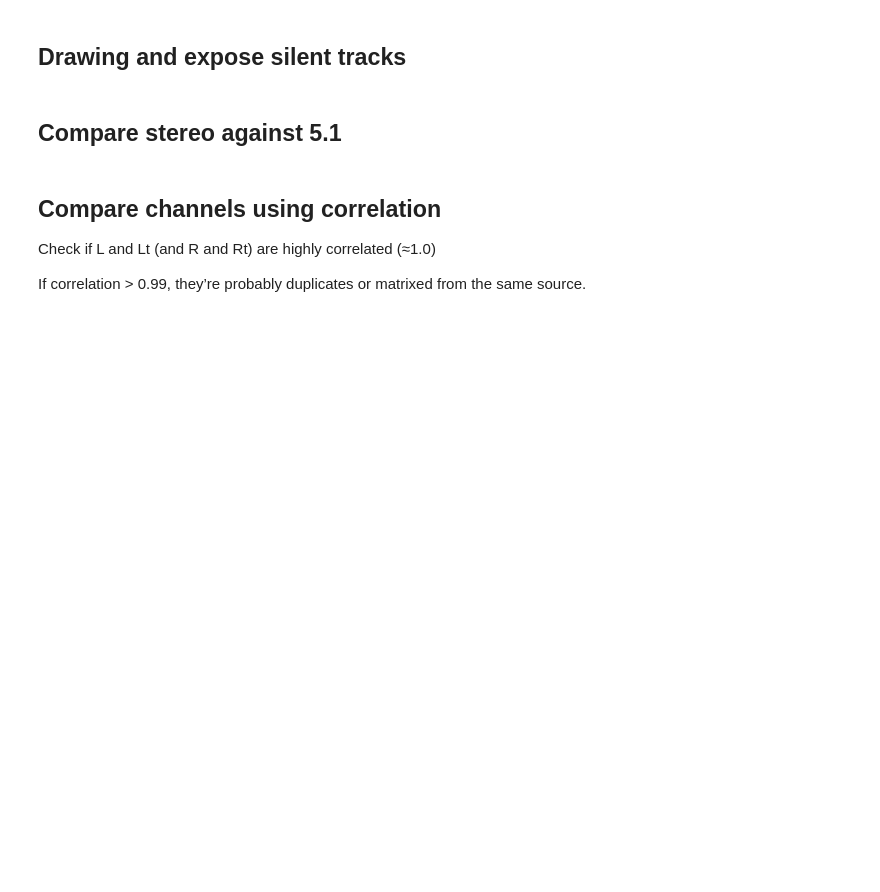
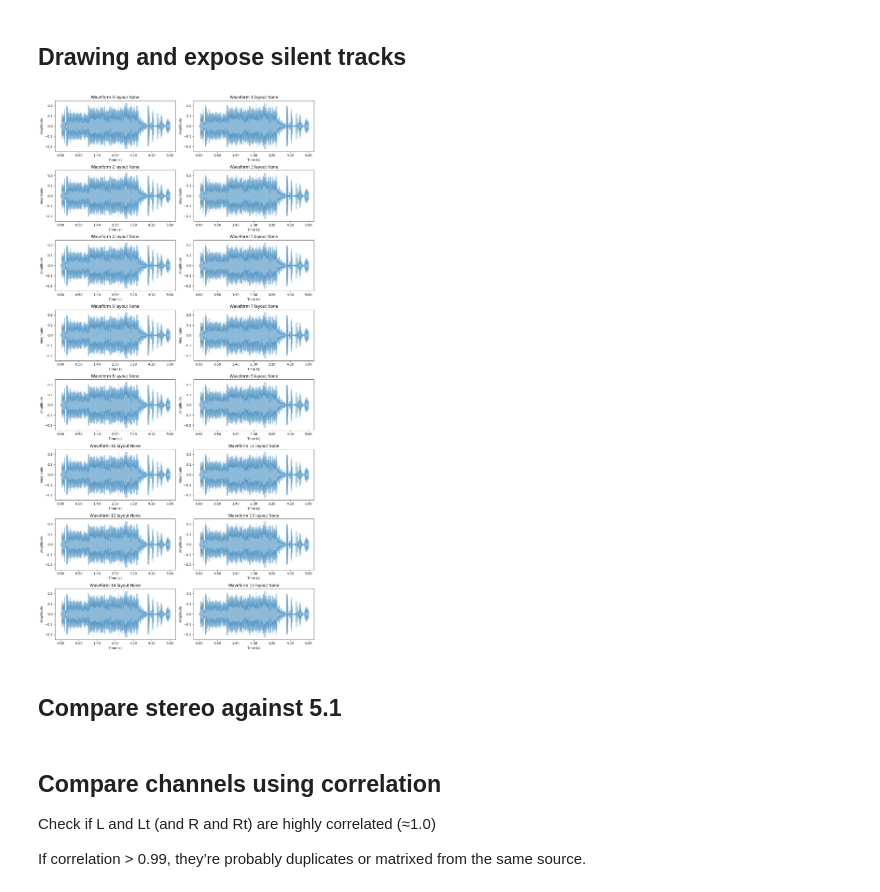
Before and after one commit to leandronunescorreia/chunk-norris, a Jupyter notebook: jupyter/learning.ipynb, the cells around one changed output. Saved outputs shown, nothing was run; the diff lists cells and outputs as text; code cells hidden in the pictures; blank space fills up the shorter version.

```diff
--- a/jupyter/learning.ipynb
+++ b/jupyter/learning.ipynb
@@ -62,7 +105,8 @@ audio_metadata[0].get('blockalignment') # 3
 # %%
 import sys
 import os
-sys.path.insert(0, os.path.abspath(os.path.join(os.getcwd(), '..')))
+
+sys.path.insert(0, os.path.abspath(os.path.join(os.getcwd(), "..")))
 
 from extractor.audio_ffmpeg import AudioFFmpegExtractor
 
@@ -70,6 +114,6 @@ sr = 16000
 
 ffmpeg_extractor = AudioFFmpegExtractor()
 
-buffer = ffmpeg_extractor.extract(file_path, 0, int(sr))
+buffer = ffmpeg_extractor.extract(file_path, [0], sr)
 # %%
 type(buffer), type(buffer[0])
@@ -99,5 +153,5 @@ print("Duration in millis:", check_duration(buffer, sr))
 # %%
-norm_flat_buffer = buffer.flatten().astype(np.float32) / 32768.0
+norm_flat_buffer = np.frombuffer(buffer, dtype=np.int16).astype(np.float32) / 32768.0
 # %% [markdown]
 ## Load data into librosa to draw mel spectogram
 # %%
@@ -158,39 +216,57 @@ def draw_waveforms(data_list, sr):
     plt.show()
 # %% [markdown]
 ## Drawing and expose silent tracks
+# %%
+# 10912567_300frames.mxf
+# 11785979_300frames.mxf
+# 11812228_300frames.mxf
+# 11819010_300frames.mxf
+# 11825285_300frames.mxf
+# 6441861_300frames.mxf
+
+file_path = "/mnt/videos/multiple-audio-tracks/6441861_300frames.mxf"
 # %%
 import sys
 import os
 import numpy as np
-sys.path.insert(0, os.path.abspath(os.path.join(os.getcwd(), '..')))
+
+sys.path.insert(0, os.path.abspath(os.path.join(os.getcwd(), "..")))
 
 from extractor.audio_ffmpeg import AudioFFmpegExtractor
 from pymediainfo import MediaInfo
 
 
 SAMPLING_RATE = 16000
 
 # Extract media information
 media_info = MediaInfo.parse(file_path)
 
 # Initialize variables to store audio track count and metadata
 audio_tracks = []
 
 ffmpeg_extractor = AudioFFmpegExtractor()
 # Iterate through tracks to find audio tracks
 for track in media_info.tracks:
     if track.track_type == "Audio":
-        buffer = ffmpeg_extractor.extract(file_path, track.to_data().get('stream_identifier'), SAMPLING_RATE)
+        buffer = ffmpeg_extractor.extract(
+            file_path, [track.to_data().get("stream_identifier")], SAMPLING_RATE
+        )
 
-        norm_flat_buffer = buffer.flatten().astype(np.float32) / 32768.0
-        audio_tracks.append({
-            'id': track.to_data().get('stream_identifier'),
-            'data': norm_flat_buffer,
-            'channel_layout': track.to_data().get('channel_layout')
-            })
+        norm_flat_buffer = (
+            np.frombuffer(buffer, dtype=np.int16).astype(np.float32) / 32768.0
+        )
+        audio_tracks.append(
+            {
+                "id": track.to_data().get("stream_identifier"),
+                "data": norm_flat_buffer,
+                "channel_layout": track.to_data().get("channel_layout"),
+            }
+        )
 
 
 draw_waveforms(audio_tracks, SAMPLING_RATE)
+# %% [output]
+[figure, added]
 # %% [markdown]
 ## Compare stereo against 5.1
 # %%
```
Also changed, not shown: parts of 16 cells of this notebook.
